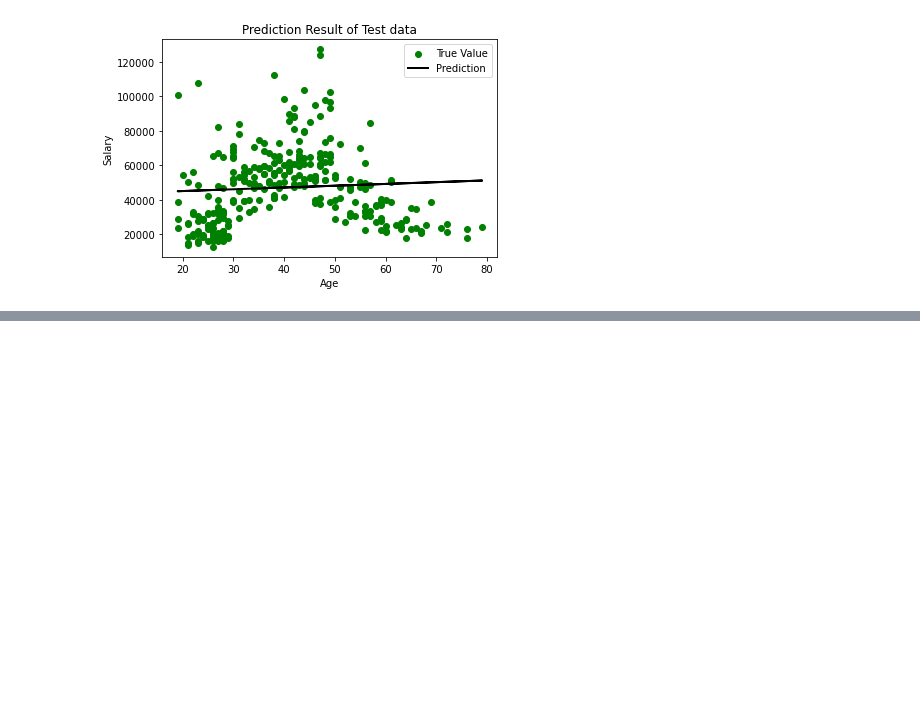
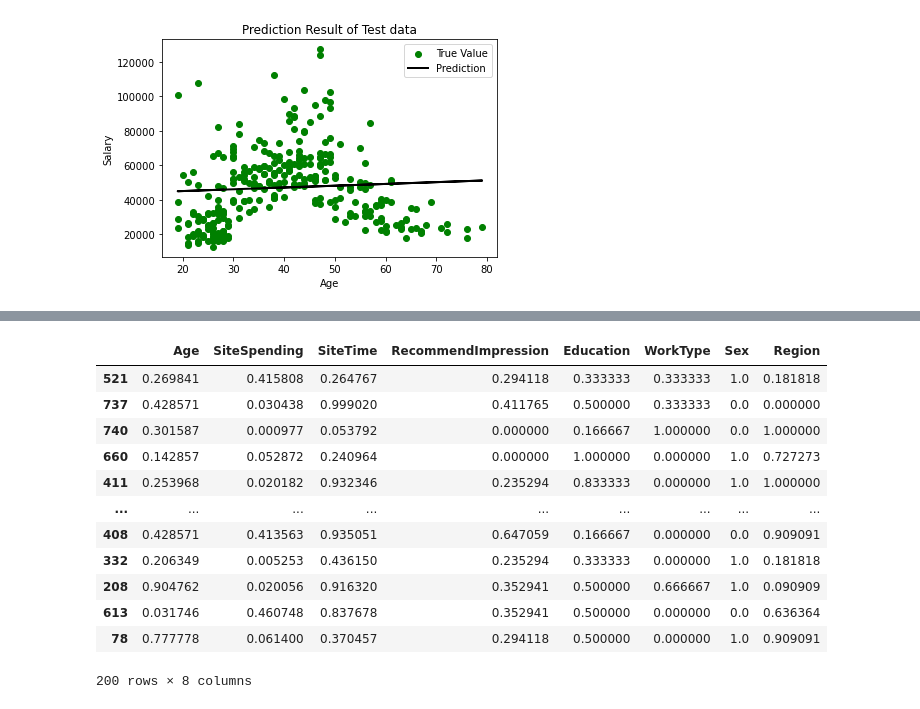
Before and after one commit to syedirfanx/revenue-forecasting, a Jupyter notebook: regression.ipynb, the cells around one changed output, grey strips where cells are left out. Saved outputs shown, nothing was run; the diff lists cells and outputs as text; code cells hidden in the pictures; blank space fills up the shorter version.

```diff
--- a/regression.ipynb
+++ b/regression.ipynb
@@ -63,0 +138,6 @@ plt.show()
+# %%
+X = df.drop(columns= ["Salary"])
+y = df.Salary
+# %%
+from sklearn.model_selection import train_test_split
+X_train, X_test, y_train, y_test = train_test_split( X, y, test_size=0.2, random_state=42)
@@ -63,0 +170,16 @@ plt.show()
+# %%
+X_test
+# %% [output]
+|  | Age | SiteSpending | SiteTime | RecommendImpression | Education | WorkType | Sex | Region |
+| 521 | 0.269841 | 0.415808 | 0.264767 | 0.294118 | 0.333333 | 0.333333 | 1.0 | 0.181818 |
+| 737 | 0.428571 | 0.030438 | 0.999020 | 0.411765 | 0.500000 | 0.333333 | 0.0 | 0.000000 |
+| 740 | 0.301587 | 0.000977 | 0.053792 | 0.000000 | 0.166667 | 1.000000 | 0.0 | 1.000000 |
+| 660 | 0.142857 | 0.052872 | 0.240964 | 0.000000 | 1.000000 | 0.000000 | 1.0 | 0.727273 |
+| 411 | 0.253968 | 0.020182 | 0.932346 | 0.235294 | 0.833333 | 0.000000 | 1.0 | 1.000000 |
+| ... | ... | ... | ... | ... | ... | ... | ... | ... |
+| 408 | 0.428571 | 0.413563 | 0.935051 | 0.647059 | 0.166667 | 0.000000 | 0.0 | 0.909091 |
+| 332 | 0.206349 | 0.005253 | 0.436150 | 0.235294 | 0.333333 | 0.000000 | 1.0 | 0.181818 |
+| 208 | 0.904762 | 0.020056 | 0.916320 | 0.352941 | 0.500000 | 0.666667 | 1.0 | 0.090909 |
+| 613 | 0.031746 | 0.460748 | 0.837678 | 0.352941 | 0.500000 | 0.000000 | 0.0 | 0.636364 |
+| 78 | 0.777778 | 0.061400 | 0.370457 | 0.294118 | 0.500000 | 0.000000 | 1.0 | 0.909091 |
+200 rows × 8 columns
```
Also changed, not shown: parts of 13 cells of this notebook.
